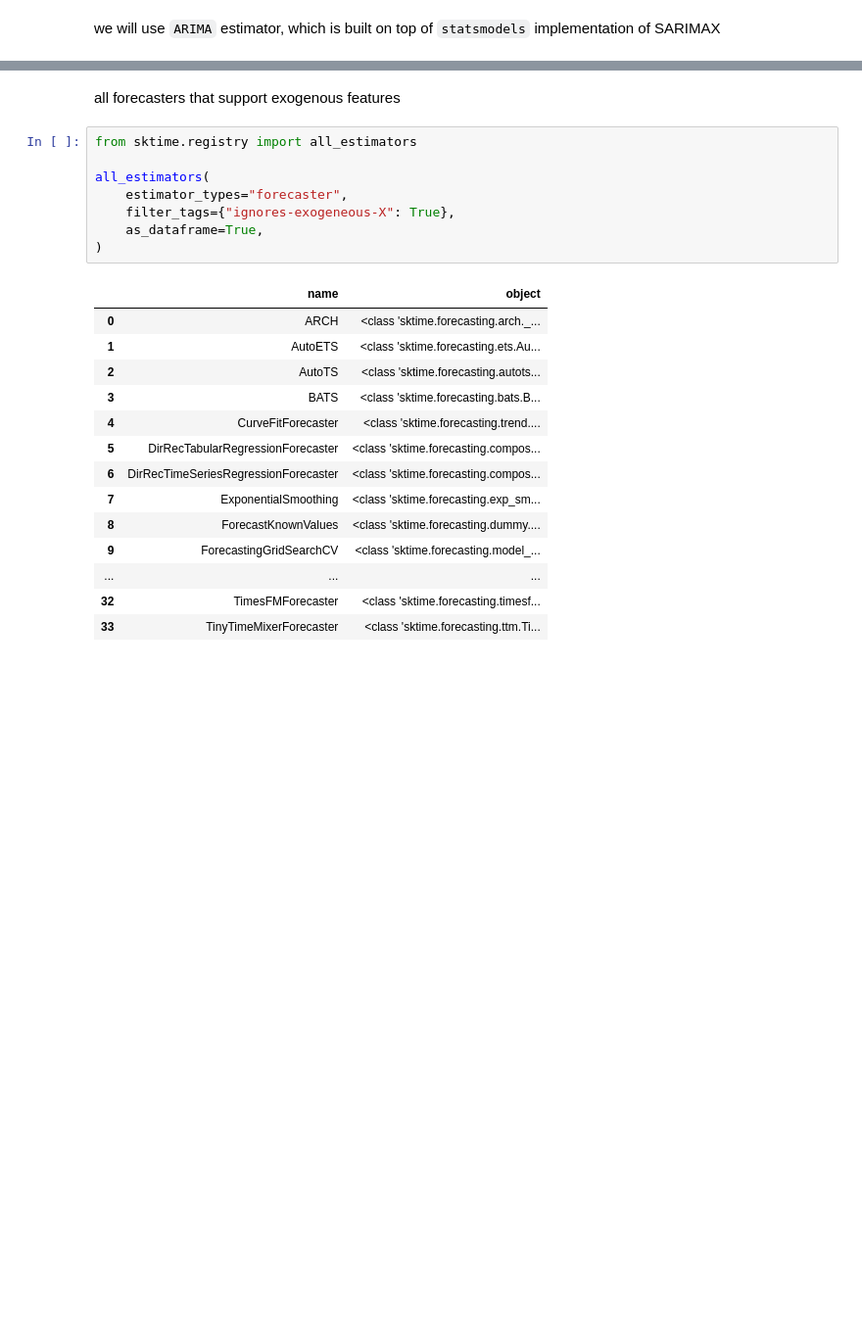
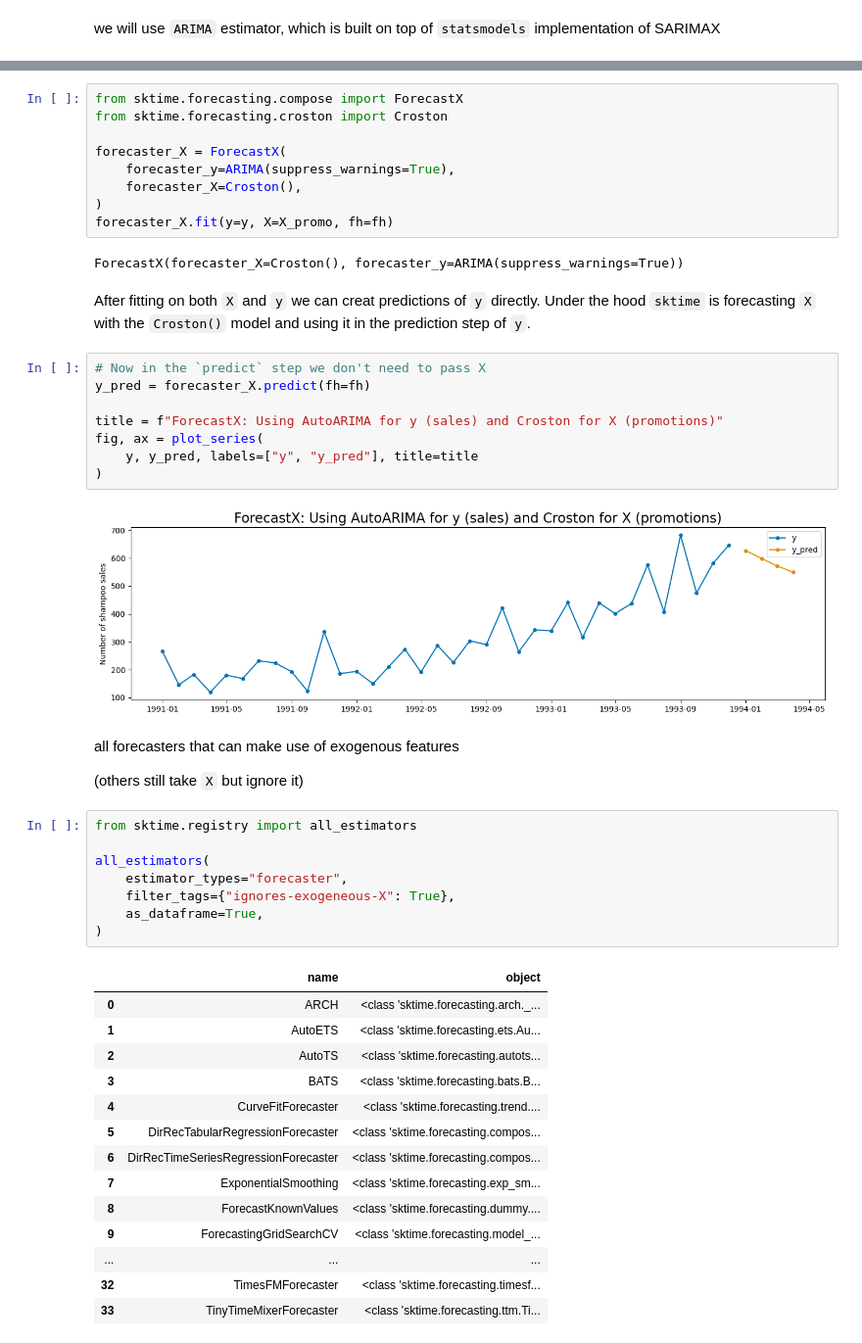
Before and after one commit to sktime/sktime-tutorial-ODSC-Europe-2024, a Jupyter notebook: notebooks/01_forecasting.ipynb, the cells around one changed output, grey strips where cells are left out. Shown at 98% size. Saved outputs shown, nothing was run; the diff lists cells and outputs as text; blank space fills up the shorter version.

```diff
--- a/notebooks/01_forecasting.ipynb
+++ b/notebooks/01_forecasting.ipynb
@@ -195,5 +227,30 @@ ARIMA with X - sMAPE error: 2.8%
+# %%
+from sktime.forecasting.compose import ForecastX
+from sktime.forecasting.croston import Croston
+
+forecaster_X = ForecastX(
+    forecaster_y=ARIMA(suppress_warnings=True),
+    forecaster_X=Croston(),
+)
+forecaster_X.fit(y=y, X=X_promo, fh=fh)
+# %% [output]
+ForecastX(forecaster_X=Croston(), forecaster_y=ARIMA(suppress_warnings=True))
+# %% [markdown]
+After fitting on both `X` and `y` we can creat predictions of `y` directly. Under the hood `sktime` is forecasting `X` with the `Croston()` model and using it in the prediction step of `y`.
+# %%
+# Now in the `predict` step we don't need to pass X
+y_pred = forecaster_X.predict(fh=fh)
+
+title = f"ForecastX: Using AutoARIMA for y (sales) and Croston for X (promotions)"
+fig, ax = plot_series(
+    y, y_pred, labels=["y", "y_pred"], title=title
+)
+# %% [output]
+[figure, added]
 # %% [markdown]
-all forecasters that support exogenous features
+all forecasters that can make use of exogenous features
+
+(others still take `X` but ignore it)
 # %%
 from sktime.registry import all_estimators
 
```
Also changed, not shown: parts of 34 cells of this notebook.
